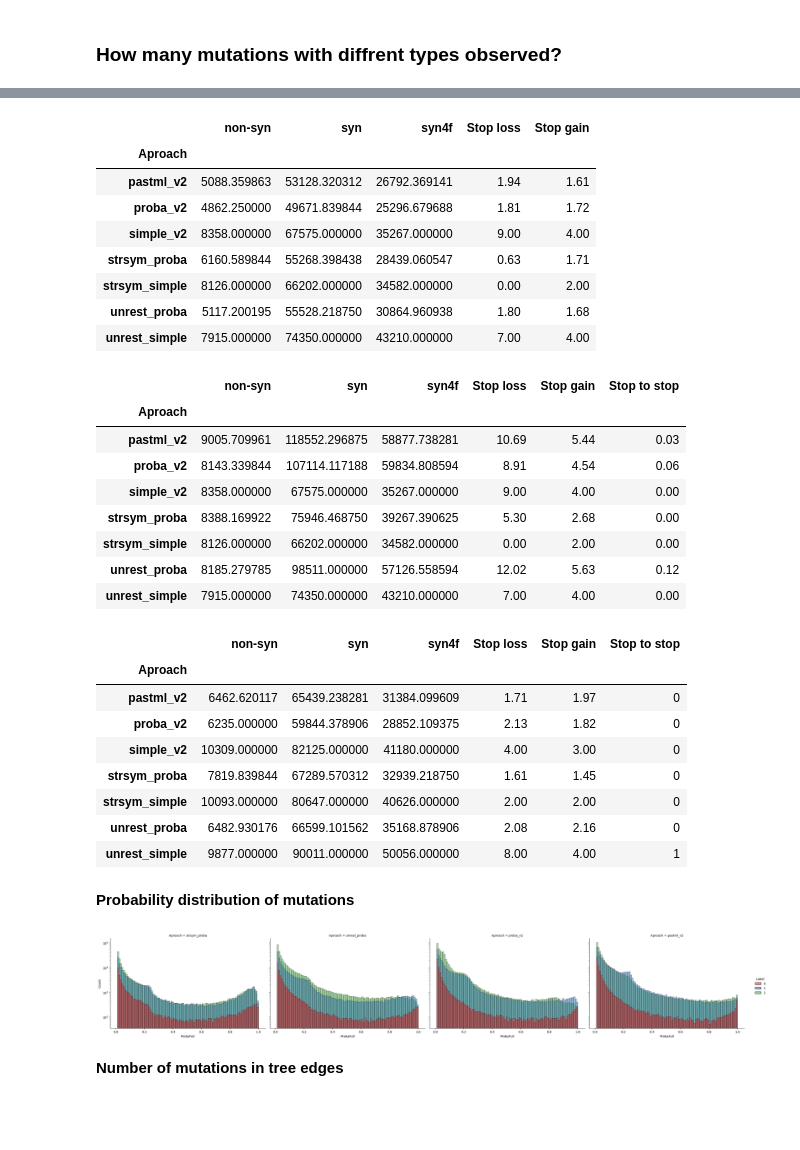
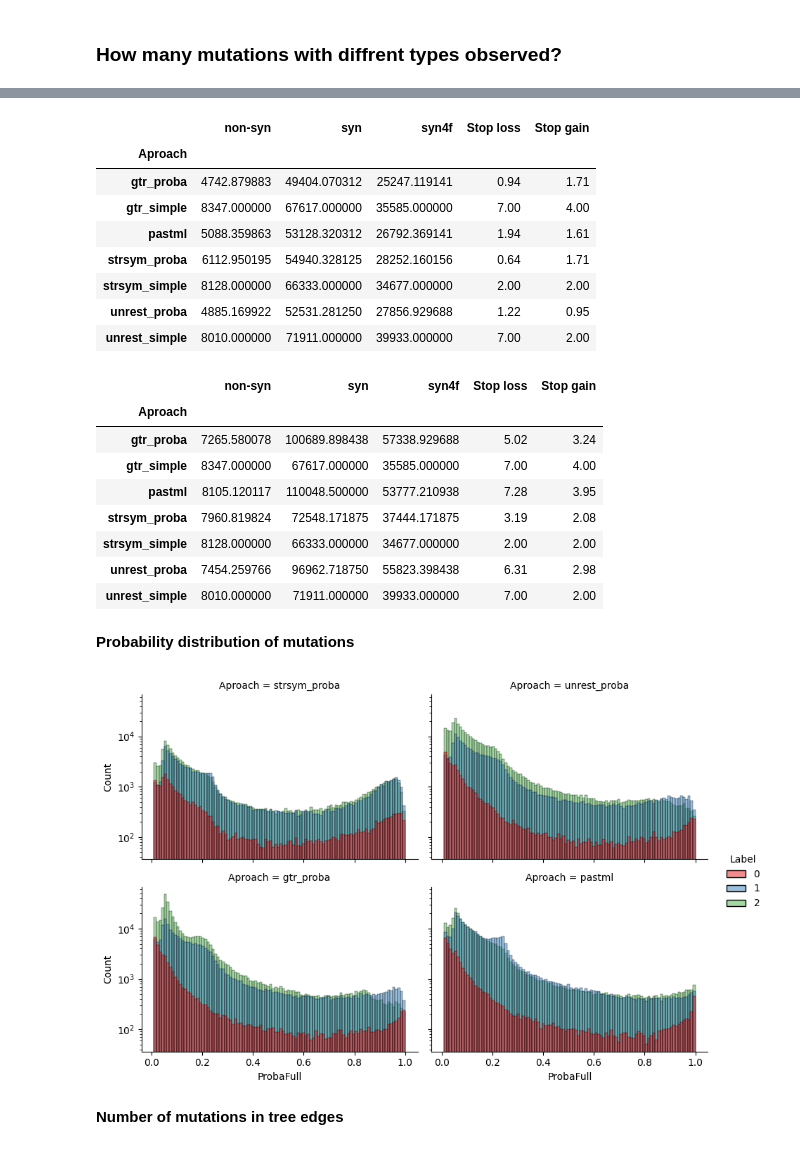
Before and after one commit to mitoclub/nemu-pipeline, a Jupyter notebook: notebooks/mammals_spectra_cats.ipynb, the cells around one changed output, grey strips where cells are left out. Drawn from its saved outputs; the diff is of its cells as text; code cells hidden in the pictures; blank space fills up the shorter version.

Commit message:
new analysis mammals

```diff
--- a/notebooks/mammals_spectra_cats.ipynb
+++ b/notebooks/mammals_spectra_cats.ipynb
@@ -70,0 +87,6 @@ r_cytb[r_cytb.max(axis=1) < 2]
+# %%
+dtypes_rate = {"Site": np.int16, "Cat": np.int8}
+
+rate_nd1 = pd.read_csv("../data/exposure/mammals_nd1/states/unrest.rate", comment="#", sep="\t", dtype=dtypes_rate)
+rate_cytb = pd.read_csv("../data/exposure/mammals_cytb/states/unrest.rate", comment="#", sep="\t", dtype=dtypes_rate)
+rate_cytb.head()
@@ -91,7 +120,7 @@ mut_nd1 = pd.concat([
     pd.read_csv(os.path.join(PATH_TO_DATA, "unrest_proba/mutations.tsv"), dtype=dtypes, usecols=usecols, sep='\t').assign(Aproach="unrest_proba"),
     pd.read_csv(os.path.join(PATH_TO_DATA, "gtr_simple/mutations.tsv"), dtype=dtypes, usecols=usecols_simple, sep='\t').assign(Aproach="gtr_simple"),
     pd.read_csv(os.path.join(PATH_TO_DATA, "gtr_proba/mutations.tsv"), dtype=dtypes, usecols=usecols, sep='\t').assign(Aproach="gtr_proba"),
-    pd.read_csv(os.path.join(PATH_TO_DATA, "pastml_v2/mutations.tsv"), dtype=dtypes, usecols=usecols, sep='\t').assign(Aproach="pastml_v2"),
+    pd.read_csv(os.path.join(PATH_TO_DATA, "pastml/mutations.tsv"), dtype=dtypes, usecols=usecols, sep='\t').assign(Aproach="pastml"),
 ], ignore_index=True).fillna(value=dict(ProbaMut=1., ProbaRef=1., ProbaFull=1.))
 
 mut_nd1["MutBase"] = mut_nd1["Mut"].str.slice(2, 5).astype("category")
@@ -105,10 +134,16 @@ mut_cytb = pd.concat([
     pd.read_csv(os.path.join(PATH_TO_DATA, "unrest_proba/mutations.tsv"), dtype=dtypes, usecols=usecols, sep='\t').assign(Aproach="unrest_proba"),
     pd.read_csv(os.path.join(PATH_TO_DATA, "gtr_simple/mutations.tsv"), dtype=dtypes, usecols=usecols_simple, sep='\t').assign(Aproach="gtr_simple"),
     pd.read_csv(os.path.join(PATH_TO_DATA, "gtr_proba/mutations.tsv"), dtype=dtypes, usecols=usecols, sep='\t').assign(Aproach="gtr_proba"),
-    pd.read_csv(os.path.join(PATH_TO_DATA, "pastml_v2/mutations.tsv"), dtype=dtypes, usecols=usecols, sep='\t').assign(Aproach="pastml_v2"),
+    pd.read_csv(os.path.join(PATH_TO_DATA, "pastml/mutations.tsv"), dtype=dtypes, usecols=usecols, sep='\t').assign(Aproach="pastml"),
 ], ignore_index=True).fillna(value=dict(ProbaMut=1., ProbaRef=1., ProbaFull=1.))
 
 mut_cytb["MutBase"] = mut_cytb["Mut"].str.slice(2, 5).astype("category")
+
+mut_nd1 = mut_nd1[mut_nd1.RefNode != "ROOT"]
+mut_cytb = mut_cytb[mut_cytb.RefNode != "ROOT"]
+
+mut_nd1 = mut_nd1.merge(rate_nd1[["Site", "Cat"]].rename(columns={"Site": "PosInGene"}), on="PosInGene")
+mut_cytb = mut_cytb.merge(rate_cytb[["Site", "Cat"]].rename(columns={"Site": "PosInGene"}), on="PosInGene")
 # %%
 mut_cytb.info()
 # %% [output]
@@ -192,47 +254,36 @@ mutations_summary(mut_nd1[mut_nd1.ProbaFull > 0.3], "Aproach", "ProbaFull").roun
 # %% [output]
 |  | non-syn | syn | syn4f | Stop loss | Stop gain |
 | Aproach |  |  |  |  |  |
-| pastml_v2 | 5088.359863 | 53128.320312 | 26792.369141 | 1.94 | 1.61 |
-| proba_v2 | 4862.250000 | 49671.839844 | 25296.679688 | 1.81 | 1.72 |
-| simple_v2 | 8358.000000 | 67575.000000 | 35267.000000 | 9.00 | 4.00 |
-| strsym_proba | 6160.589844 | 55268.398438 | 28439.060547 | 0.63 | 1.71 |
-| strsym_simple | 8126.000000 | 66202.000000 | 34582.000000 | 0.00 | 2.00 |
-| unrest_proba | 5117.200195 | 55528.218750 | 30864.960938 | 1.80 | 1.68 |
-| unrest_simple | 7915.000000 | 74350.000000 | 43210.000000 | 7.00 | 4.00 |
+| gtr_proba | 4742.879883 | 49404.070312 | 25247.119141 | 0.94 | 1.71 |
+| gtr_simple | 8347.000000 | 67617.000000 | 35585.000000 | 7.00 | 4.00 |
+| pastml | 5088.359863 | 53128.320312 | 26792.369141 | 1.94 | 1.61 |
+| strsym_proba | 6112.950195 | 54940.328125 | 28252.160156 | 0.64 | 1.71 |
+| strsym_simple | 8128.000000 | 66333.000000 | 34677.000000 | 2.00 | 2.00 |
+| unrest_proba | 4885.169922 | 52531.281250 | 27856.929688 | 1.22 | 0.95 |
+| unrest_simple | 8010.000000 | 71911.000000 | 39933.000000 | 7.00 | 2.00 |
 # %%
 mutations_summary(mut_nd1, "Aproach", "ProbaFull").round(2)
 # %% [output]
-|  | non-syn | syn | syn4f | Stop loss | Stop gain | Stop to stop |
-| Aproach |  |  |  |  |  |  |
-| pastml_v2 | 9005.709961 | 118552.296875 | 58877.738281 | 10.69 | 5.44 | 0.03 |
-| proba_v2 | 8143.339844 | 107114.117188 | 59834.808594 | 8.91 | 4.54 | 0.06 |
-| simple_v2 | 8358.000000 | 67575.000000 | 35267.000000 | 9.00 | 4.00 | 0.00 |
-| strsym_proba | 8388.169922 | 75946.468750 | 39267.390625 | 5.30 | 2.68 | 0.00 |
-| strsym_simple | 8126.000000 | 66202.000000 | 34582.000000 | 0.00 | 2.00 | 0.00 |
-| unrest_proba | 8185.279785 | 98511.000000 | 57126.558594 | 12.02 | 5.63 | 0.12 |
-| unrest_simple | 7915.000000 | 74350.000000 | 43210.000000 | 7.00 | 4.00 | 0.00 |
+|  | non-syn | syn | syn4f | Stop loss | Stop gain |
+| Aproach |  |  |  |  |  |
+| gtr_proba | 7265.580078 | 100689.898438 | 57338.929688 | 5.02 | 3.24 |
+| gtr_simple | 8347.000000 | 67617.000000 | 35585.000000 | 7.00 | 4.00 |
+| pastml | 8105.120117 | 110048.500000 | 53777.210938 | 7.28 | 3.95 |
+| strsym_proba | 7960.819824 | 72548.171875 | 37444.171875 | 3.19 | 2.08 |
+| strsym_simple | 8128.000000 | 66333.000000 | 34677.000000 | 2.00 | 2.00 |
+| unrest_proba | 7454.259766 | 96962.718750 | 55823.398438 | 6.31 | 2.98 |
+| unrest_simple | 8010.000000 | 71911.000000 | 39933.000000 | 7.00 | 2.00 |
-# %%
-mutations_summary(mut_cytb[mut_cytb.ProbaFull > 0.3], "Aproach", "ProbaFull").round(2)
-# %% [output]
-|  | non-syn | syn | syn4f | Stop loss | Stop gain | Stop to stop |
-| Aproach |  |  |  |  |  |  |
-| pastml_v2 | 6462.620117 | 65439.238281 | 31384.099609 | 1.71 | 1.97 | 0 |
-| proba_v2 | 6235.000000 | 59844.378906 | 28852.109375 | 2.13 | 1.82 | 0 |
-| simple_v2 | 10309.000000 | 82125.000000 | 41180.000000 | 4.00 | 3.00 | 0 |
-| strsym_proba | 7819.839844 | 67289.570312 | 32939.218750 | 1.61 | 1.45 | 0 |
-| strsym_simple | 10093.000000 | 80647.000000 | 40626.000000 | 2.00 | 2.00 | 0 |
-| unrest_proba | 6482.930176 | 66599.101562 | 35168.878906 | 2.08 | 2.16 | 0 |
-| unrest_simple | 9877.000000 | 90011.000000 | 50056.000000 | 8.00 | 4.00 | 1 |
 # %% [markdown]
 **Probability distribution of mutations**
 # %%
 sns.displot(
     data=mut_nd1[(mut_nd1.Label >= 0) & (~mut_nd1.Aproach.str.contains("simple")) & (mut_nd1.ProbaFull > 0.01)],
-    x="ProbaFull", hue="Label", col="Aproach",
-    log_scale=[False, True], bins=100, palette="Set1", aspect=1.5,
-);
+    x="ProbaFull", hue="Label", col="Aproach", col_wrap=2,
+    log_scale=[False, True], bins=100, palette="Set1", aspect=1.5, height=3,
+)
+plt.show()
 # %% [output]
-[figure, old version]
+[figure, new version]
 # %% [markdown]
 **Number of mutations in tree edges**
 # %%
```
Also changed, not shown: parts of 23 cells of this notebook, 2 other files.
